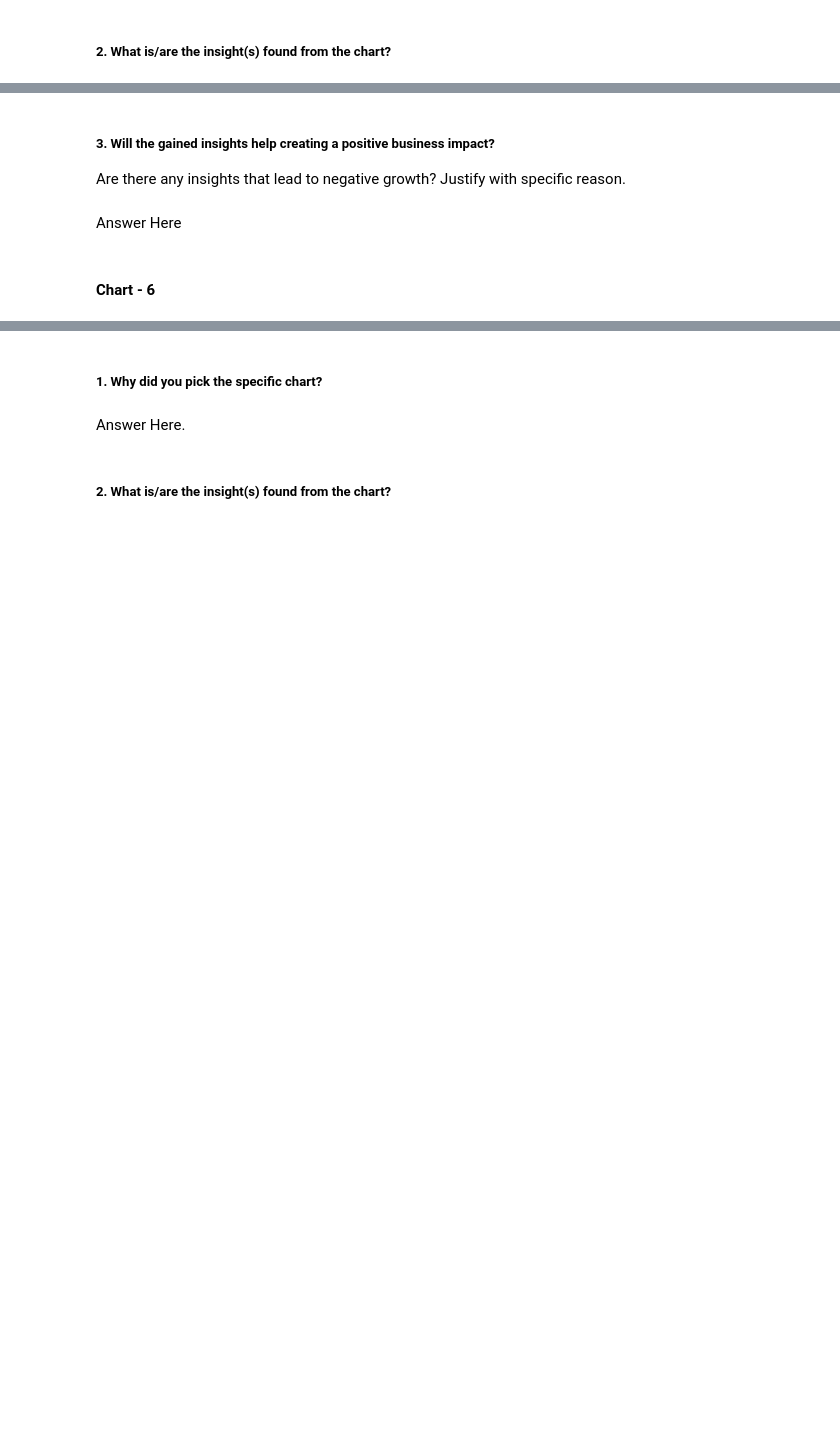
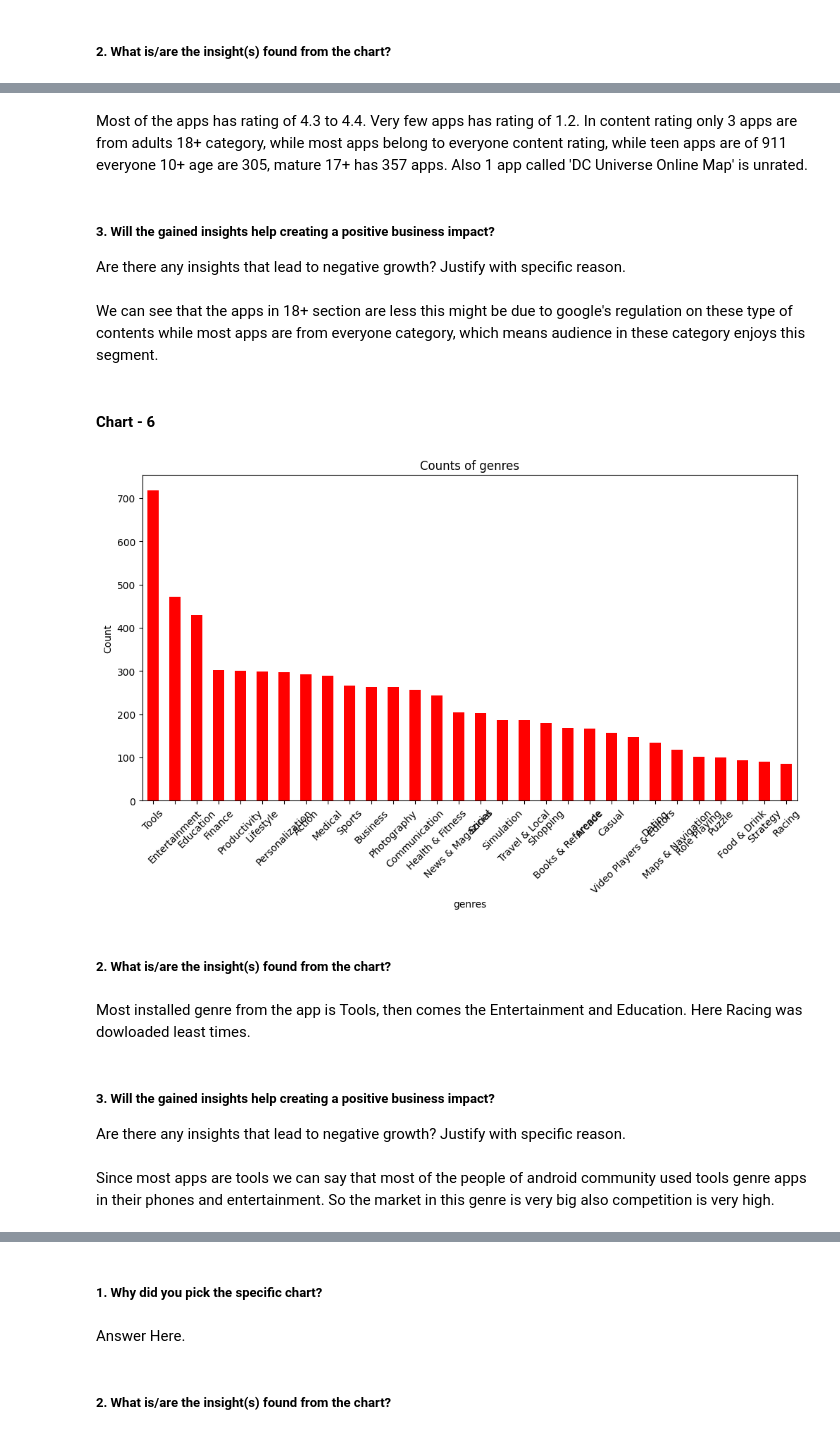
Before and after one commit to abhishek-kakde/EDA_capstone_playstore_review, a Jupyter notebook: Playstore_Apps_Review_Analysis_EDA.ipynb, the cells around one changed output, grey strips where cells are left out. Cells and saved outputs as stored; diff of their text form; code cells hidden in the pictures; blank space fills up the shorter version.

```diff
--- a/Playstore_Apps_Review_Analysis_EDA.ipynb
+++ b/Playstore_Apps_Review_Analysis_EDA.ipynb
@@ -845,7 +851,30 @@ Answer Here
+# %% [markdown]
+Most of the apps has rating of 4.3 to 4.4. Very few apps has rating of 1.2.
+In content rating  only 3 apps are from adults 18+ category, while most apps belong to everyone content rating, while teen apps are of 911 everyone 10+ age are 305, mature 17+ has 357 apps. Also 1 app called 'DC Universe Online Map' is unrated.
 # %% [markdown]
 ##### 3. Will the gained insights help creating a positive business impact?
 Are there any insights that lead to negative growth? Justify with specific reason.
-# %% [markdown]
-Answer Here
+# %% [markdown]
+We can see that the apps in 18+ section are less this might be due to google's regulation on these type of contents while most apps are from everyone category, which means audience in these category enjoys this segment.
 # %% [markdown]
 #### Chart - 6
+# %%
+# Chart - 6 visualization code
+plt.figure(figsize=(12, 6))
+df['genres'].value_counts()[:30].plot(kind='bar', color='red')
+plt.title('Counts of genres')
+plt.xlabel('genres')
+plt.ylabel('Count')
+plt.xticks(rotation=45)
+plt.show()
+# %% [output]
+[figure, added]
+# %% [markdown]
+##### 2. What is/are the insight(s) found from the chart?
+# %% [markdown]
+Most installed genre from the app is Tools, then comes the Entertainment and Education. Here Racing was dowloaded least times.
+# %% [markdown]
+##### 3. Will the gained insights help creating a positive business impact?
+Are there any insights that lead to negative growth? Justify with specific reason.
+# %% [markdown]
+Since most apps are tools we can say that most of the people of android community used tools genre apps in their phones and entertainment. So the market in this genre is very big also competition is very high.
```
Also changed, not shown: parts of 132 cells of this notebook.
